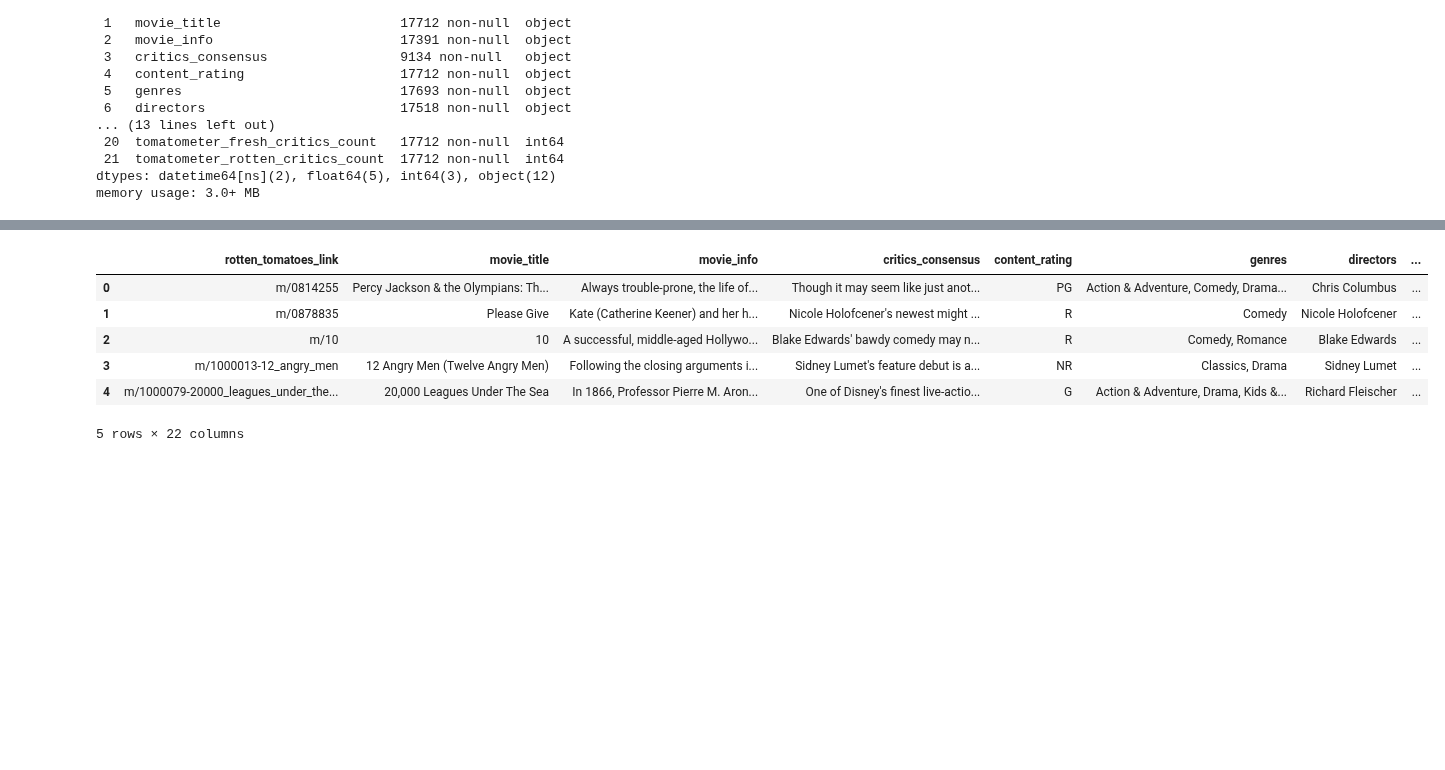
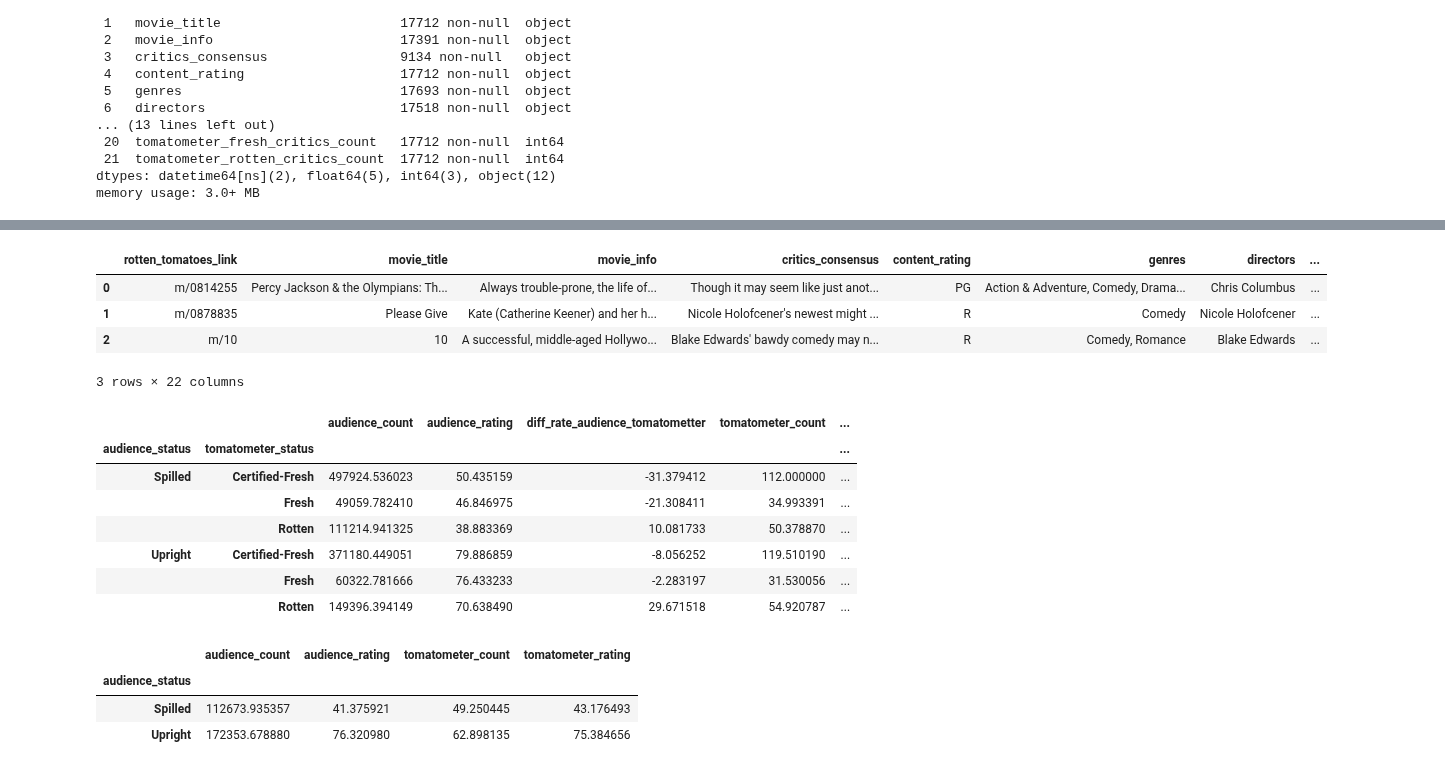
Before and after one commit to fdmdlb/nextflix, a Jupyter notebook: explore_roten_tomatoes.ipynb, the cells around one changed output, grey strips where cells are left out. Drawn from its saved outputs; the diff is of its cells as text; code cells hidden in the pictures; blank space fills up the shorter version.

Commit message:
Add files via upload
Create a table to compare rate audience vs tomatometter

```diff
--- a/explore_roten_tomatoes.ipynb
+++ b/explore_roten_tomatoes.ipynb
@@ -165,10 +177,26 @@ memory usage: 3.0+ MB
 # %%
-movies.head()
+movies.head(3)
 # %% [output]
 |  | rotten_tomatoes_link | movie_title | movie_info | critics_consensus | content_rating | genres | directors | ... |
 | 0 | m/0814255 | Percy Jackson & the Olympians: Th... | Always trouble-prone, the life of... | Though it may seem like just anot... | PG | Action & Adventure, Comedy, Drama... | Chris Columbus | ... |
 | 1 | m/0878835 | Please Give | Kate (Catherine Keener) and her h... | Nicole Holofcener's newest might ... | R | Comedy | Nicole Holofcener | ... |
 | 2 | m/10 | 10 | A successful, middle-aged Hollywo... | Blake Edwards' bawdy comedy may n... | R | Comedy, Romance | Blake Edwards | ... |
-| 3 | m/1000013-12_angry_men | 12 Angry Men (Twelve Angry Men) | Following the closing arguments i... | Sidney Lumet's feature debut is a... | NR | Classics, Drama | Sidney Lumet | ... |
-| 4 | m/1000079-20000_leagues_under_the... | 20,000 Leagues Under The Sea | In 1866, Professor Pierre M. Aron... | One of Disney's finest live-actio... | G | Action & Adventure, Drama, Kids &... | Richard Fleischer | ... |
-5 rows × 22 columns
+3 rows × 22 columns
+# %%
+pd.pivot_table(movies, index = ["audience_status", 'tomatometer_status'], values=["tomatometer_rating","tomatometer_count","audience_rating","audience_count", "diff_rate_audience_tomatometter"])
+# %% [output]
+|  |  | audience_count | audience_rating | diff_rate_audience_tomatometter | tomatometer_count | ... |
+| audience_status | tomatometer_status |  |  |  |  | ... |
+| Spilled | Certified-Fresh | 497924.536023 | 50.435159 | -31.379412 | 112.000000 | ... |
+|  | Fresh | 49059.782410 | 46.846975 | -21.308411 | 34.993391 | ... |
+|  | Rotten | 111214.941325 | 38.883369 | 10.081733 | 50.378870 | ... |
+| Upright | Certified-Fresh | 371180.449051 | 79.886859 | -8.056252 | 119.510190 | ... |
+|  | Fresh | 60322.781666 | 76.433233 | -2.283197 | 31.530056 | ... |
+|  | Rotten | 149396.394149 | 70.638490 | 29.671518 | 54.920787 | ... |
+# %%
+pd.pivot_table(movies, index = ['audience_status'], values=["tomatometer_rating","tomatometer_count","audience_rating","audience_count"])
+# %% [output]
+|  | audience_count | audience_rating | tomatometer_count | tomatometer_rating |
+| audience_status |  |  |  |  |
+| Spilled | 112673.935357 | 41.375921 | 49.250445 | 43.176493 |
+| Upright | 172353.678880 | 76.320980 | 62.898135 | 75.384656 |
```
Also changed, not shown: parts of 2 cells of this notebook.
